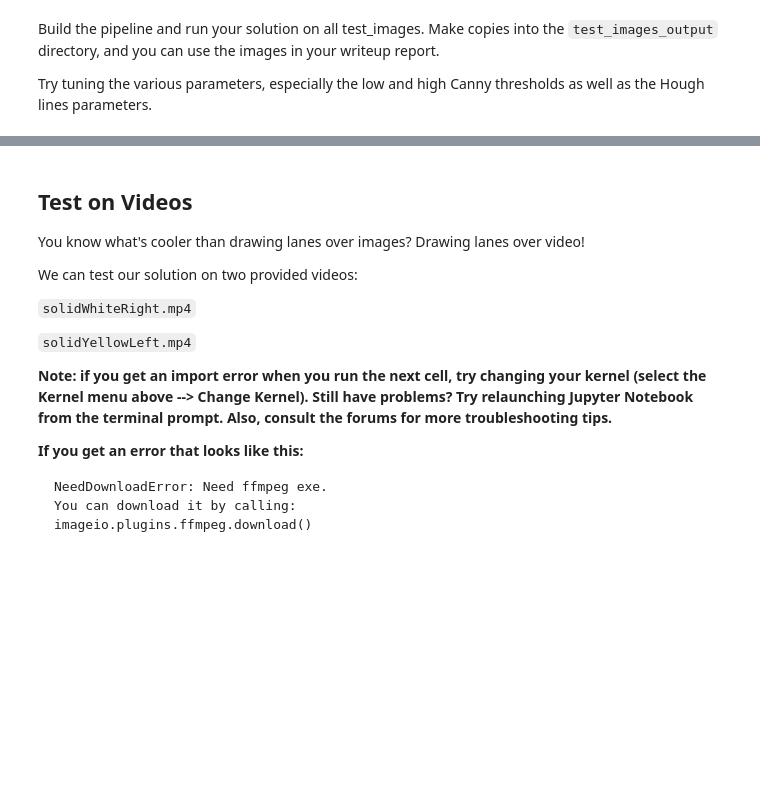
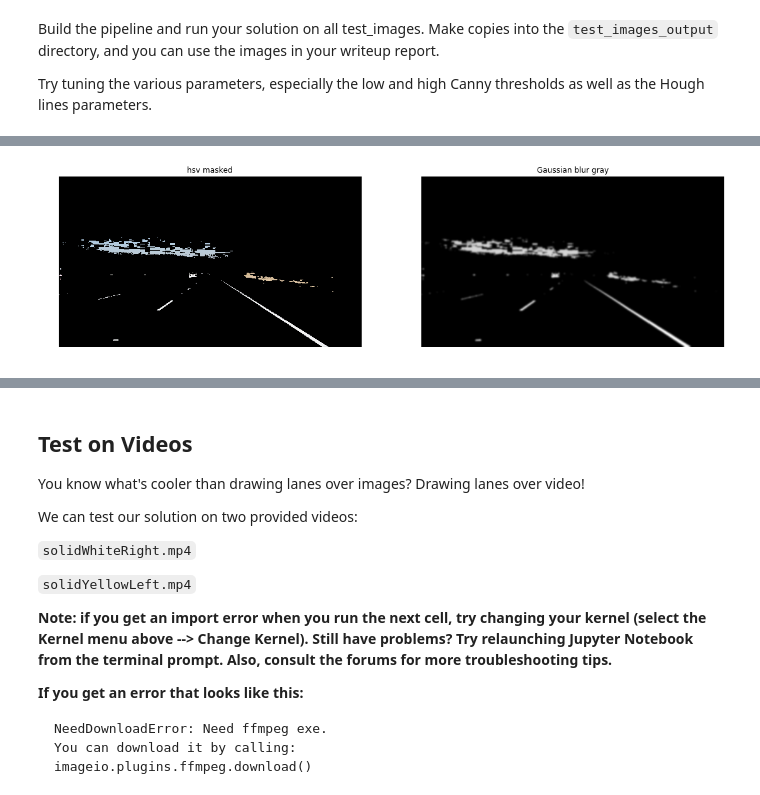
Before and after one commit to ywzcode/UDACITY-self-driving-car-ND, a Jupyter notebook: CarND-LaneLines-P1/P1.ipynb, the cells around one changed output, grey strips where cells are left out. Cells and saved outputs as stored; diff of their text form; code cells hidden in the pictures; blank space fills up the shorter version.

```diff
--- a/CarND-LaneLines-P1/P1.ipynb
+++ b/CarND-LaneLines-P1/P1.ipynb
@@ -316,0 +339,29 @@ def process_pipeline(image, args):
+# %%
+image = mpimg.imread('test_images/solidWhiteRight.jpg')
+
+hsl_img = isolate_white_yellow_hsl(image)
+
+
+gray = grayscale(hsl_img )
+
+# Define a kernel size and apply Gaussian smoothing
+blur_gray = gaussian_blur(gray, 15)
+
+plt.figure(figsize=(15, 5))
+
+plt.subplot(1,2,1)
+plt.imshow(hsl_img)
+plt.axis('off')
+plt.title('hsv masked')
+
+plt.subplot(1,2,2)
+plt.imshow(blur_gray, cmap='gray')
+plt.axis('off')
+plt.title('Gaussian blur gray')
+
+plt.subplots_adjust(left=0.01, bottom=0.0, right=0.99, top=1)
+
+plt.savefig('hsv_gaussian.png', dpi=380)
+plt.show()
+# %% [output]
+[figure, added]
```
Also changed, not shown: parts of 10 cells of this notebook, 5 other files.
